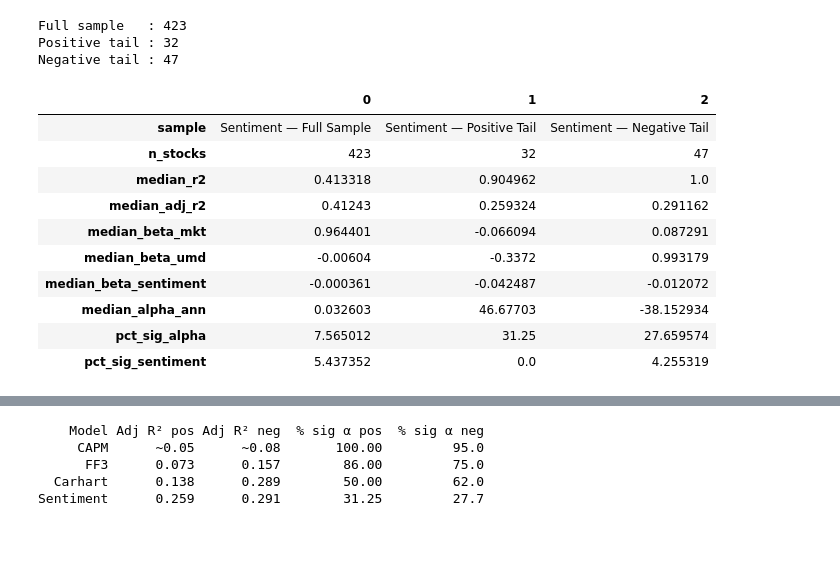
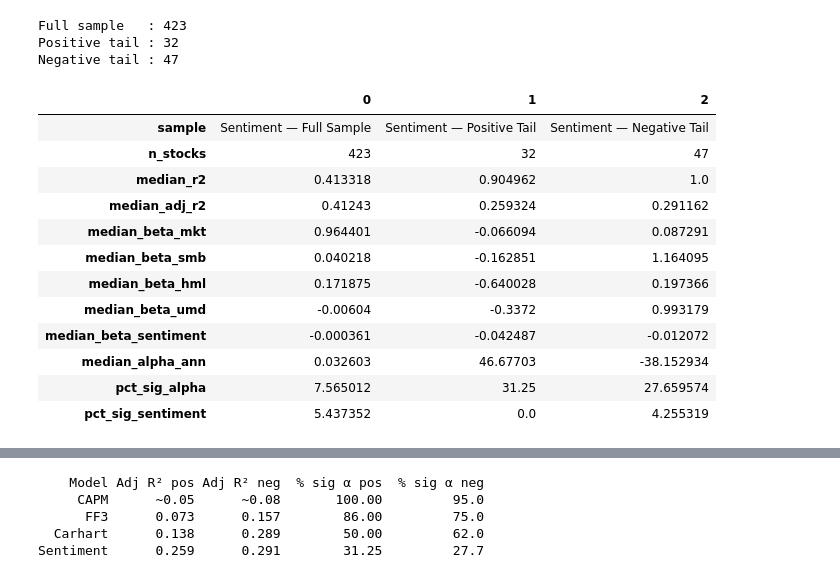
Before and after one commit to PierreNiberon/CFDS-Project, a Jupyter notebook: 13_sentiment.ipynb, the cells around one changed output, grey strips where cells are left out. Drawn from its saved outputs; the diff is of its cells as text; code cells hidden in the pictures; blank space fills up the shorter version.

```diff
--- a/13_sentiment.ipynb
+++ b/13_sentiment.ipynb
@@ -372,33 +361,37 @@ Negative tail : 47
 # 5. Summary and comparison
 # -----------------------------
 def summarize_sentiment(df, label):
     return {
         "sample":               label,
         "n_stocks":             len(df),
         "median_r2":            df["r2"].median(),
         "median_adj_r2":        df["adj_r2"].median(),
         "median_beta_mkt":      df["beta_mkt"].median(),
+        "median_beta_smb":  df["beta_smb"].median(),
+        "median_beta_hml":  df["beta_hml"].median(),
         "median_beta_umd":      df["beta_umd"].median(),
         "median_beta_sentiment":df["beta_sentiment"].median(),
         "median_alpha_ann":     (df["alpha"] * 252).median(),
         "pct_sig_alpha":        (df["p_alpha"] < 0.05).mean() * 100,
         "pct_sig_sentiment":    (df["p_beta_sentiment"] < 0.05).mean() * 100,
     }
 
 comparison = pd.DataFrame([
     summarize_sentiment(sentiment_full,     "Sentiment — Full Sample"),
     summarize_sentiment(sentiment_tail_pos, "Sentiment — Positive Tail"),
     summarize_sentiment(sentiment_tail_neg, "Sentiment — Negative Tail"),
 ])
 
 display(comparison.T)
 # %% [output]
 |  | 0 | 1 | 2 |
 | sample | Sentiment — Full Sample | Sentiment — Positive Tail | Sentiment — Negative Tail |
 | n_stocks | 423 | 32 | 47 |
 | median_r2 | 0.413318 | 0.904962 | 1.0 |
 | median_adj_r2 | 0.41243 | 0.259324 | 0.291162 |
 | median_beta_mkt | 0.964401 | -0.066094 | 0.087291 |
+| median_beta_smb | 0.040218 | -0.162851 | 1.164095 |
+| median_beta_hml | 0.171875 | -0.640028 | 0.197366 |
 | median_beta_umd | -0.00604 | -0.3372 | 0.993179 |
 | median_beta_sentiment | -0.000361 | -0.042487 | -0.012072 |
 | median_alpha_ann | 0.032603 | 46.67703 | -38.152934 |
```
Also changed, not shown: parts of 7 cells of this notebook, 4 other files.
